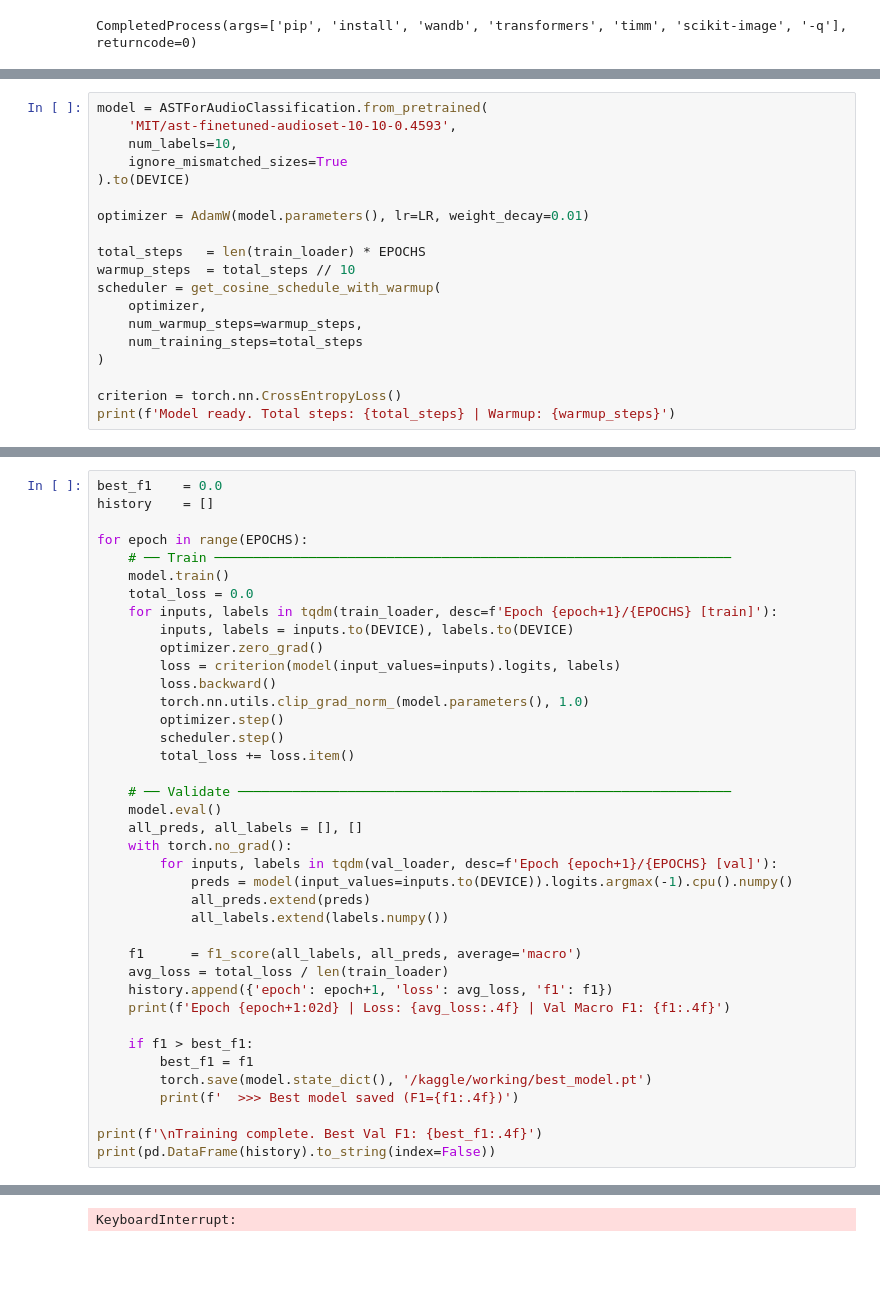
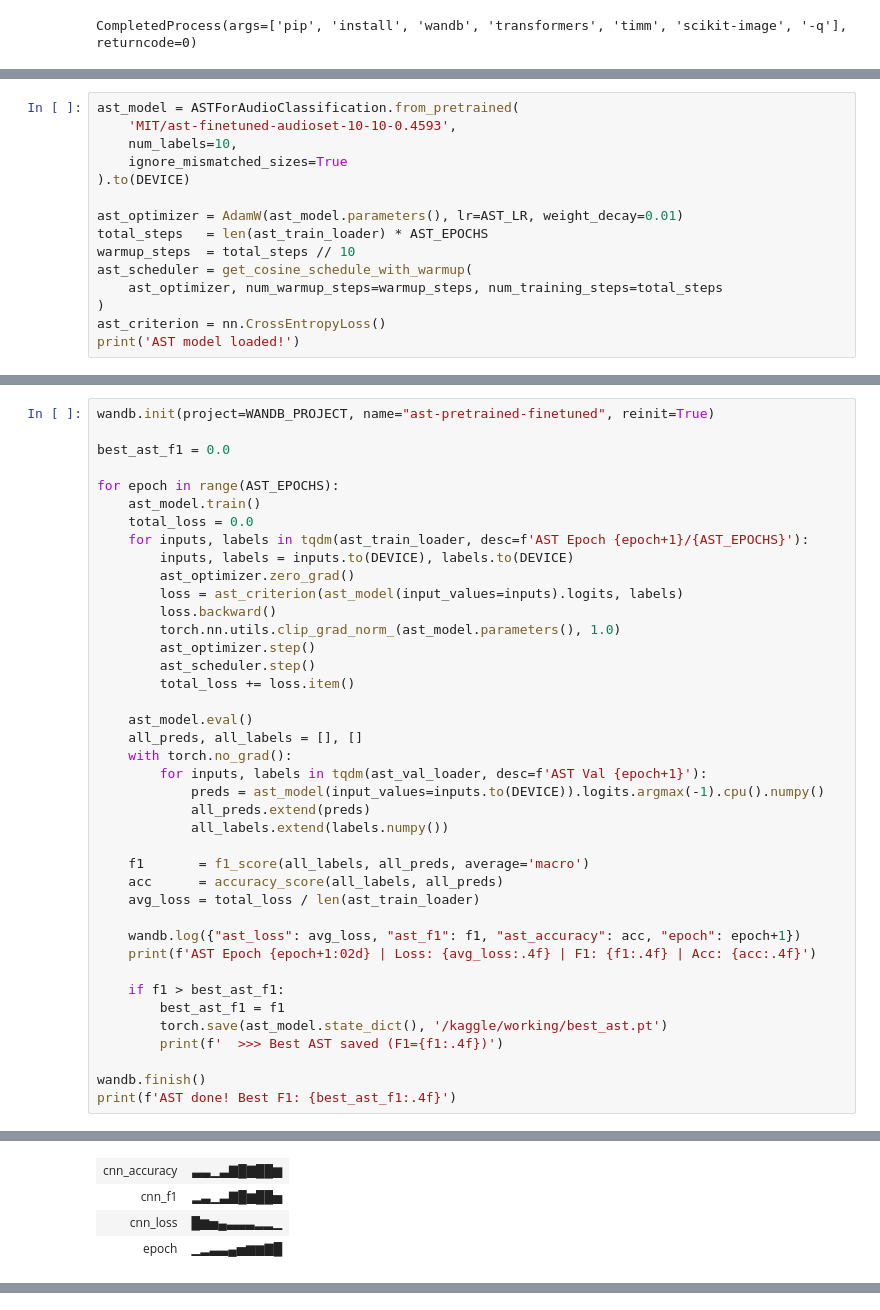
Before and after one commit to Bhawna2722/Music-Genre-Classifier, a Jupyter notebook: Final_notebook.ipynb, the cells around one changed output, grey strips where cells are left out. Saved outputs shown, nothing was run; the diff lists cells and outputs as text; blank space fills up the shorter version.

Commit message:
Kaggle Notebook | DL-23f3004501-notebook-t12026 | Version 9

```diff
--- a/Final_notebook.ipynb
+++ b/Final_notebook.ipynb
@@ -213,22 +477,18 @@ Train batches: 319 | Val batches: 19
 # %%
-model = ASTForAudioClassification.from_pretrained(
+ast_model = ASTForAudioClassification.from_pretrained(
     'MIT/ast-finetuned-audioset-10-10-0.4593',
     num_labels=10,
     ignore_mismatched_sizes=True
 ).to(DEVICE)
 
-optimizer = AdamW(model.parameters(), lr=LR, weight_decay=0.01)
-
-total_steps   = len(train_loader) * EPOCHS
+ast_optimizer = AdamW(ast_model.parameters(), lr=AST_LR, weight_decay=0.01)
+total_steps   = len(ast_train_loader) * AST_EPOCHS
 warmup_steps  = total_steps // 10
-scheduler = get_cosine_schedule_with_warmup(
-    optimizer,
-    num_warmup_steps=warmup_steps,
-    num_training_steps=total_steps
+ast_scheduler = get_cosine_schedule_with_warmup(
+    ast_optimizer, num_warmup_steps=warmup_steps, num_training_steps=total_steps
 )
-
-criterion = torch.nn.CrossEntropyLoss()
-print(f'Model ready. Total steps: {total_steps} | Warmup: {warmup_steps}')
+ast_criterion = nn.CrossEntropyLoss()
+print('AST model loaded!')
 # %% [output]
 Some weights of ASTForAudioClassification were not initialized from the model checkpoint at MIT/ast-finetuned-audioset-10-10-0.4593 and are newly initialized because the shapes did not match:
 - classifier.dense.bias: found shape torch.Size([527]) in the checkpoint and torch.Size([10]) in the model instantiated
@@ -238,40 +498,41 @@ Model ready. Total steps: 6380 | Warmup: 638
 # %%
-best_f1    = 0.0
-history    = []
+wandb.init(project=WANDB_PROJECT, name="ast-pretrained-finetuned", reinit=True)
 
-for epoch in range(EPOCHS):
-    # ── Train ──────────────────────────────────────────────────────────────────
-    model.train()
+best_ast_f1 = 0.0
+
+for epoch in range(AST_EPOCHS):
+    ast_model.train()
     total_loss = 0.0
-    for inputs, labels in tqdm(train_loader, desc=f'Epoch {epoch+1}/{EPOCHS} [train]'):
+    for inputs, labels in tqdm(ast_train_loader, desc=f'AST Epoch {epoch+1}/{AST_EPOCHS}'):
         inputs, labels = inputs.to(DEVICE), labels.to(DEVICE)
-        optimizer.zero_grad()
-        loss = criterion(model(input_values=inputs).logits, labels)
+        ast_optimizer.zero_grad()
+        loss = ast_criterion(ast_model(input_values=inputs).logits, labels)
         loss.backward()
-        torch.nn.utils.clip_grad_norm_(model.parameters(), 1.0)
-        optimizer.step()
-        scheduler.step()
+        torch.nn.utils.clip_grad_norm_(ast_model.parameters(), 1.0)
+        ast_optimizer.step()
+        ast_scheduler.step()
         total_loss += loss.item()
 
-    # ── Validate ───────────────────────────────────────────────────────────────
-    model.eval()
+    ast_model.eval()
     all_preds, all_labels = [], []
     with torch.no_grad():
-        for inputs, labels in tqdm(val_loader, desc=f'Epoch {epoch+1}/{EPOCHS} [val]'):
-            preds = model(input_values=inputs.to(DEVICE)).logits.argmax(-1).cpu().numpy()
+        for inputs, labels in tqdm(ast_val_loader, desc=f'AST Val {epoch+1}'):
+            preds = ast_model(input_values=inputs.to(DEVICE)).logits.argmax(-1).cpu().numpy()
             all_preds.extend(preds)
             all_labels.extend(labels.numpy())
 
-    f1      = f1_score(all_labels, all_preds, average='macro')
-    avg_loss = total_loss / len(train_loader)
-    history.append({'epoch': epoch+1, 'loss': avg_loss, 'f1': f1})
-    print(f'Epoch {epoch+1:02d} | Loss: {avg_loss:.4f} | Val Macro F1: {f1:.4f}')
+    f1       = f1_score(all_labels, all_preds, average='macro')
+    acc      = accuracy_score(all_labels, all_preds)
+    avg_loss = total_loss / len(ast_train_loader)
 
-    if f1 > best_f1:
-        best_f1 = f1
-        torch.save(model.state_dict(), '/kaggle/working/best_model.pt')
-        print(f'  >>> Best model saved (F1={f1:.4f})')
+    wandb.log({"ast_loss": avg_loss, "ast_f1": f1, "ast_accuracy": acc, "epoch": epoch+1})
+    print(f'AST Epoch {epoch+1:02d} | Loss: {avg_loss:.4f} | F1: {f1:.4f} | Acc: {acc:.4f}')
 
-print(f'\nTraining complete. Best Val F1: {best_f1:.4f}')
-print(pd.DataFrame(history).to_string(index=False))
+    if f1 > best_ast_f1:
+        best_ast_f1 = f1
+        torch.save(ast_model.state_dict(), '/kaggle/working/best_ast.pt')
+        print(f'  >>> Best AST saved (F1={f1:.4f})')
+
+wandb.finish()
+print(f'AST done! Best F1: {best_ast_f1:.4f}')
 # %% [output]
@@ -281,0 +543,4 @@ Epoch 02 | Loss: 0.3517 | Val Macro F1: 0.8572
+| cnn_accuracy | ▃▃▁▃▇█▇██▆ |
+| cnn_f1 | ▂▃▁▃▇█▆██▅ |
+| cnn_loss | █▆▅▄▃▃▃▂▂▁ |
+| epoch | ▁▂▃▃▄▅▆▆▇█ |
@@ -285 +559,0 @@ Epoch 04 | Loss: 0.2029 | Val Macro F1: 0.8843
-KeyboardInterrupt:
```
Also changed, not shown: parts of 29 cells of this notebook.
